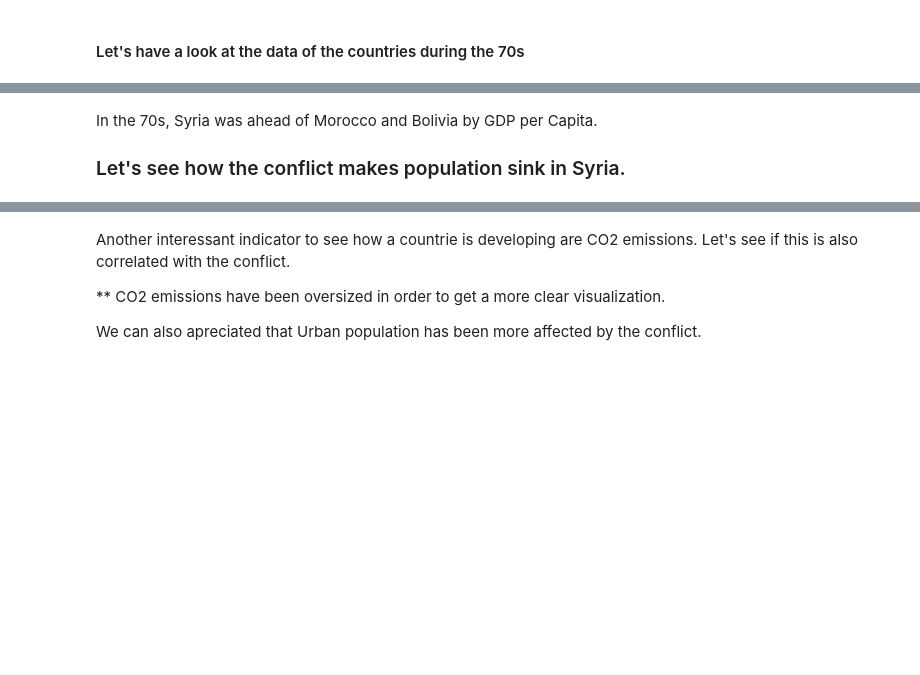
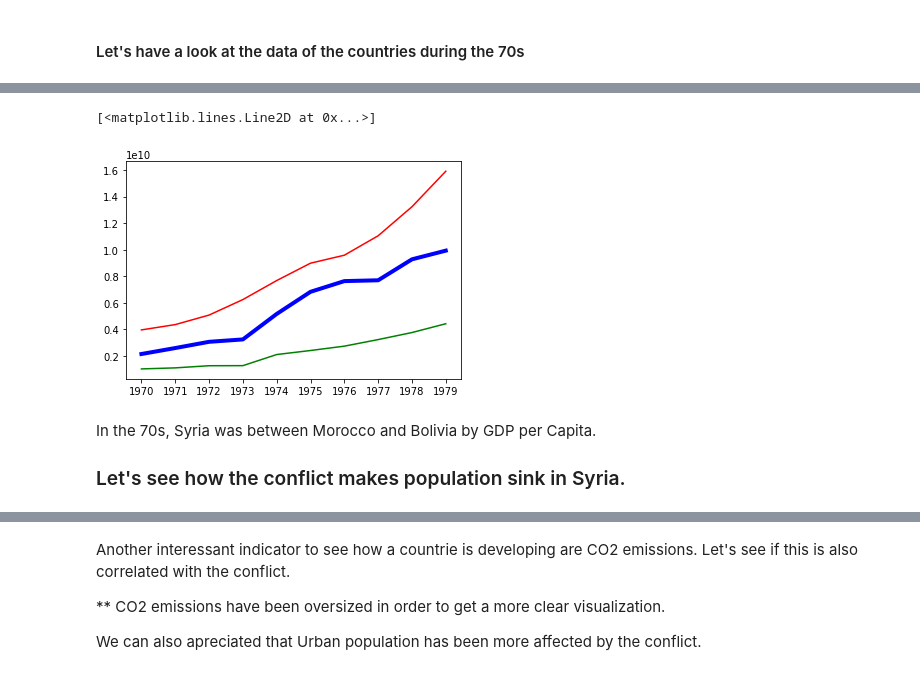
Before and after one commit to VicenteMolina/what-would-have-happened-if, a Jupyter notebook: Data_treatment.ipynb, the cells around one changed output, grey strips where cells are left out. Saved outputs shown, nothing was run; the diff lists cells and outputs as text; code cells hidden in the pictures; blank space fills up the shorter version.

```diff
--- a/Data_treatment.ipynb
+++ b/Data_treatment.ipynb
@@ -174,10 +174,13 @@ KeyError: 'GDP per capita (current US$)'
 # %%
 ## Altair
-plt.plot(df_syria_70s["GDP per capita (current US$)"], c="b", linewidth=4,)
-plt.plot(df_morocco_70s["GDP per capita (current US$)"], c="r")
-plt.plot(df_bolivia_70s["GDP per capita (current US$)"], c="g")
+plt.plot(df_syria_70s["GDP (current US$)"], c="b", linewidth=4,)
+plt.plot(df_morocco_70s["GDP (current US$)"], c="r")
+plt.plot(df_bolivia_70s["GDP (current US$)"], c="g")
+# %% [output]
+[<matplotlib.lines.Line2D at 0x...>]
+[figure, added]
 # %% [markdown]
-In the 70s, Syria was ahead of Morocco and Bolivia by GDP per Capita.
+In the 70s, Syria was between Morocco and Bolivia by GDP per Capita.
 
 ### Let's see how the conflict makes population sink in Syria.
 # %%
```
Also changed, not shown: parts of 10 cells of this notebook.
